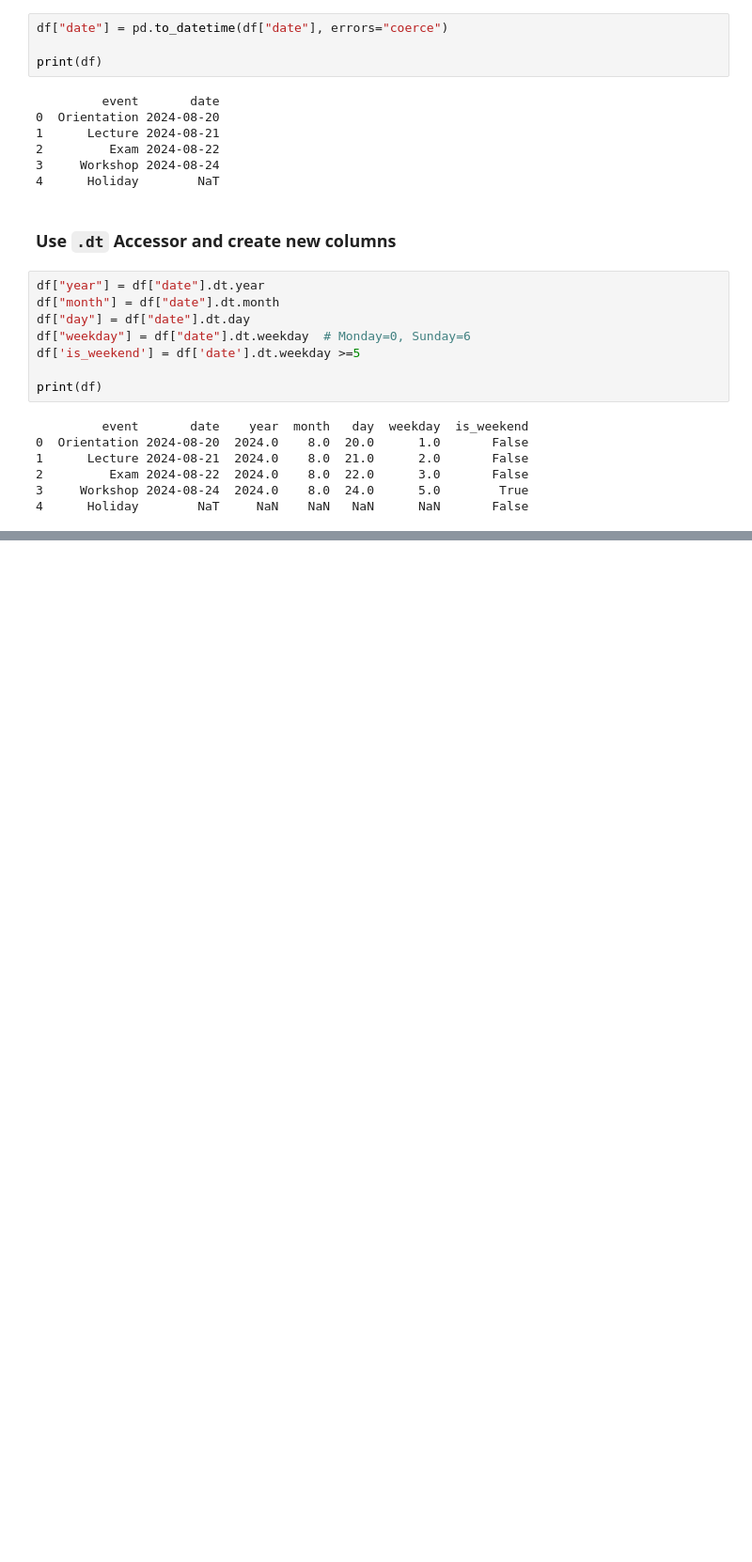
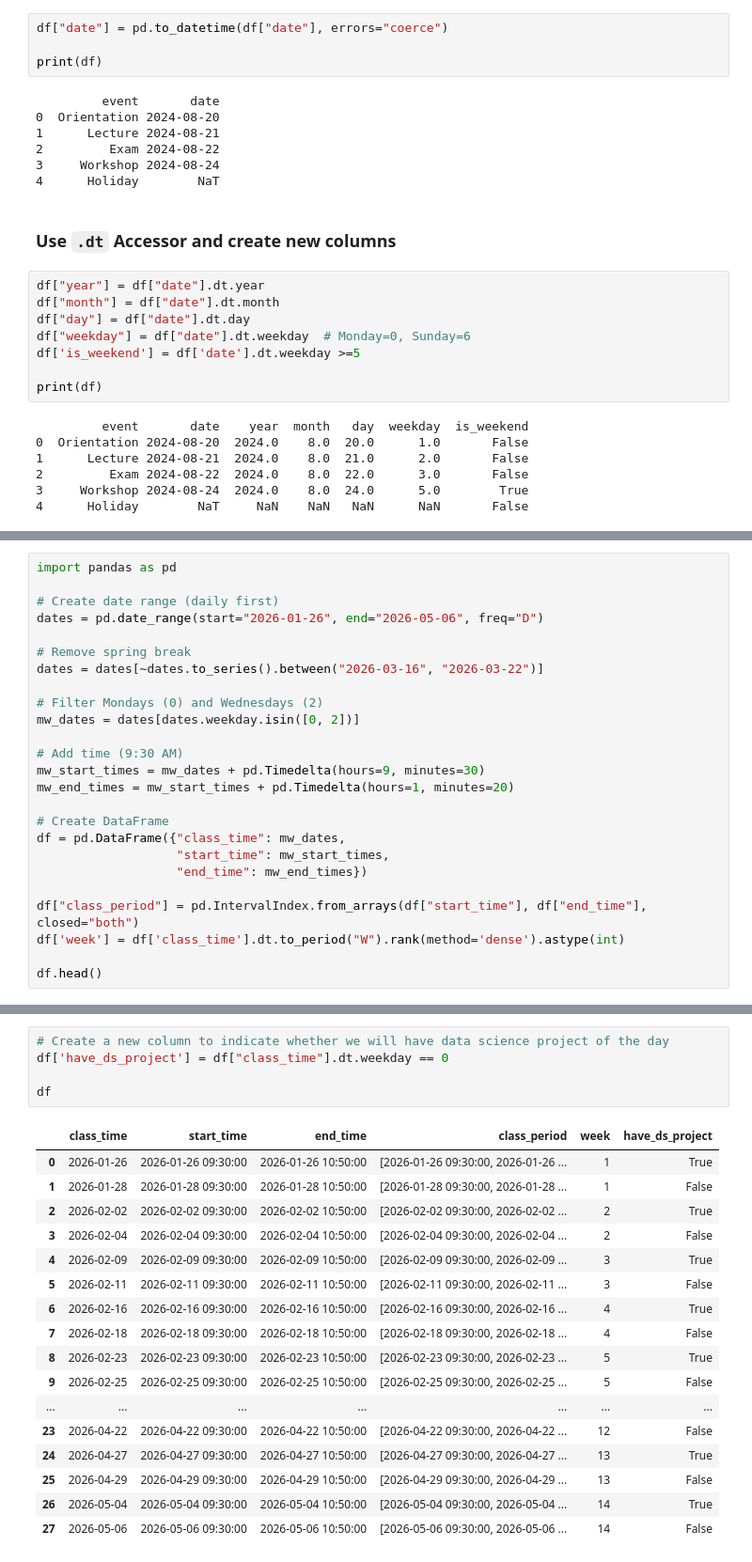
Before and after one commit to jieshu-wang-SBU/EST389_371_2026_spring, a Jupyter notebook: lectures/08-core_data_manipulation/08-04_Datetime_operations.ipynb, the cells around one changed output, grey strips where cells are left out. Shown at 94% size. Cells and saved outputs as stored; diff of their text form; blank space fills up the shorter version.

```diff
--- a/lectures/08-core_data_manipulation/08-04_Datetime_operations.ipynb
+++ b/lectures/08-core_data_manipulation/08-04_Datetime_operations.ipynb
@@ -51,0 +160,25 @@ print(df)
+# %%
+import pandas as pd
+
+# Create date range (daily first)
+dates = pd.date_range(start="2026-01-26", end="2026-05-06", freq="D")
+
+# Remove spring break
+dates = dates[~dates.to_series().between("2026-03-16", "2026-03-22")]
+
+# Filter Mondays (0) and Wednesdays (2)
+mw_dates = dates[dates.weekday.isin([0, 2])]
+
+# Add time (9:30 AM)
+mw_start_times = mw_dates + pd.Timedelta(hours=9, minutes=30)
+mw_end_times = mw_start_times + pd.Timedelta(hours=1, minutes=20)
+
+# Create DataFrame
+df = pd.DataFrame({"class_time": mw_dates,
+                   "start_time": mw_start_times,
+                   "end_time": mw_end_times})
+
+df["class_period"] = pd.IntervalIndex.from_arrays(df["start_time"], df["end_time"], closed="both")
+df['week'] = df['class_time'].dt.to_period("W").rank(method='dense').astype(int)
+
+df.head()
@@ -51,0 +236,23 @@ print(df)
+# %%
+# Create a new column to indicate whether we will have data science project of the day
+df['have_ds_project'] = df["class_time"].dt.weekday == 0
+
+df
+# %% [output]
+|  | class_time | start_time | end_time | class_period | week | have_ds_project |
+| 0 | 2026-01-26 | 2026-01-26 09:30:00 | 2026-01-26 10:50:00 | [2026-01-26 09:30:00, 2026-01-26 ... | 1 | True |
+| 1 | 2026-01-28 | 2026-01-28 09:30:00 | 2026-01-28 10:50:00 | [2026-01-28 09:30:00, 2026-01-28 ... | 1 | False |
+| 2 | 2026-02-02 | 2026-02-02 09:30:00 | 2026-02-02 10:50:00 | [2026-02-02 09:30:00, 2026-02-02 ... | 2 | True |
+| 3 | 2026-02-04 | 2026-02-04 09:30:00 | 2026-02-04 10:50:00 | [2026-02-04 09:30:00, 2026-02-04 ... | 2 | False |
+| 4 | 2026-02-09 | 2026-02-09 09:30:00 | 2026-02-09 10:50:00 | [2026-02-09 09:30:00, 2026-02-09 ... | 3 | True |
+| 5 | 2026-02-11 | 2026-02-11 09:30:00 | 2026-02-11 10:50:00 | [2026-02-11 09:30:00, 2026-02-11 ... | 3 | False |
+| 6 | 2026-02-16 | 2026-02-16 09:30:00 | 2026-02-16 10:50:00 | [2026-02-16 09:30:00, 2026-02-16 ... | 4 | True |
+| 7 | 2026-02-18 | 2026-02-18 09:30:00 | 2026-02-18 10:50:00 | [2026-02-18 09:30:00, 2026-02-18 ... | 4 | False |
+| 8 | 2026-02-23 | 2026-02-23 09:30:00 | 2026-02-23 10:50:00 | [2026-02-23 09:30:00, 2026-02-23 ... | 5 | True |
+| 9 | 2026-02-25 | 2026-02-25 09:30:00 | 2026-02-25 10:50:00 | [2026-02-25 09:30:00, 2026-02-25 ... | 5 | False |
+| ... | ... | ... | ... | ... | ... | ... |
+| 23 | 2026-04-22 | 2026-04-22 09:30:00 | 2026-04-22 10:50:00 | [2026-04-22 09:30:00, 2026-04-22 ... | 12 | False |
+| 24 | 2026-04-27 | 2026-04-27 09:30:00 | 2026-04-27 10:50:00 | [2026-04-27 09:30:00, 2026-04-27 ... | 13 | True |
+| 25 | 2026-04-29 | 2026-04-29 09:30:00 | 2026-04-29 10:50:00 | [2026-04-29 09:30:00, 2026-04-29 ... | 13 | False |
+| 26 | 2026-05-04 | 2026-05-04 09:30:00 | 2026-05-04 10:50:00 | [2026-05-04 09:30:00, 2026-05-04 ... | 14 | True |
+| 27 | 2026-05-06 | 2026-05-06 09:30:00 | 2026-05-06 10:50:00 | [2026-05-06 09:30:00, 2026-05-06 ... | 14 | False |
```
Also changed, not shown: parts of 23 cells of this notebook.
